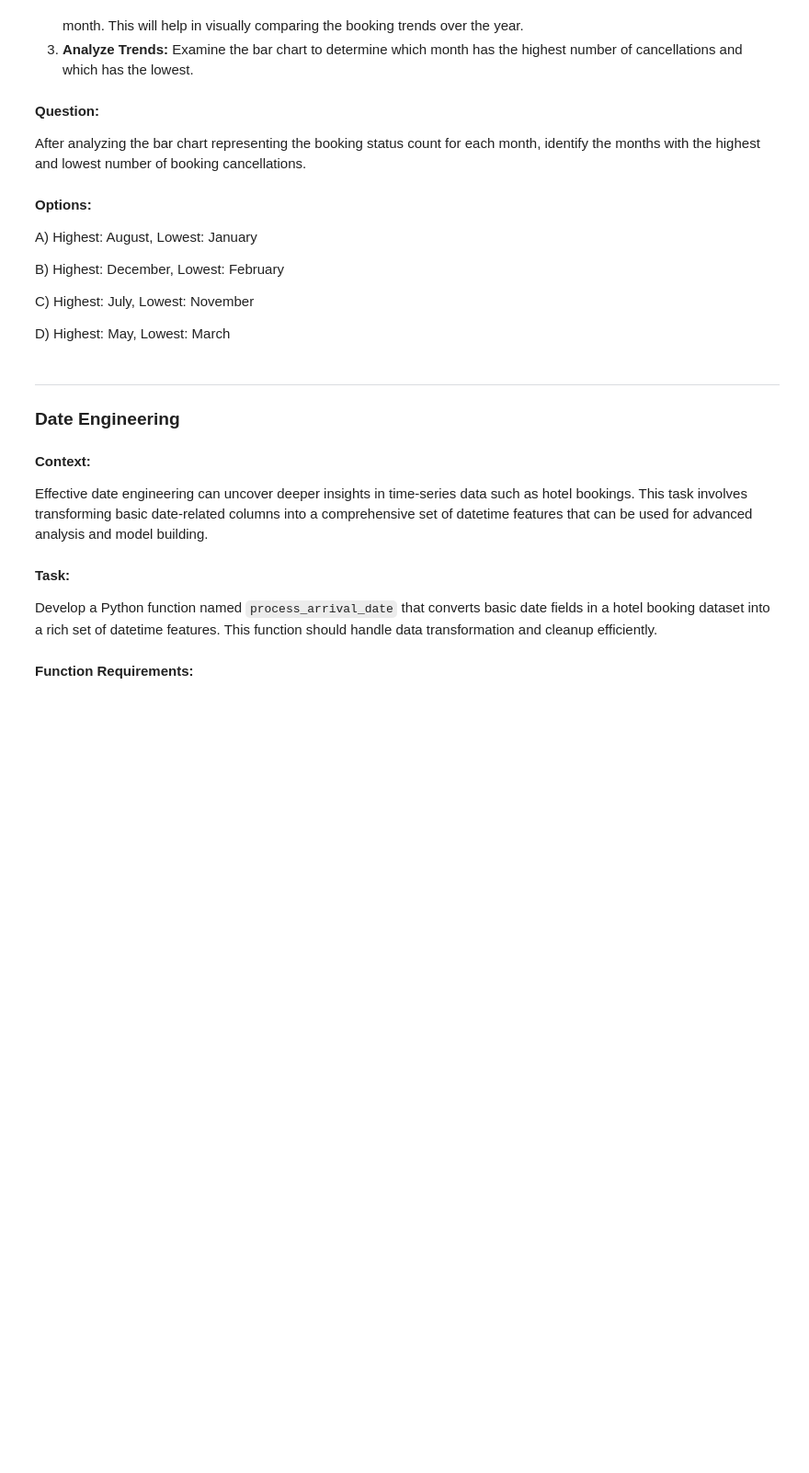
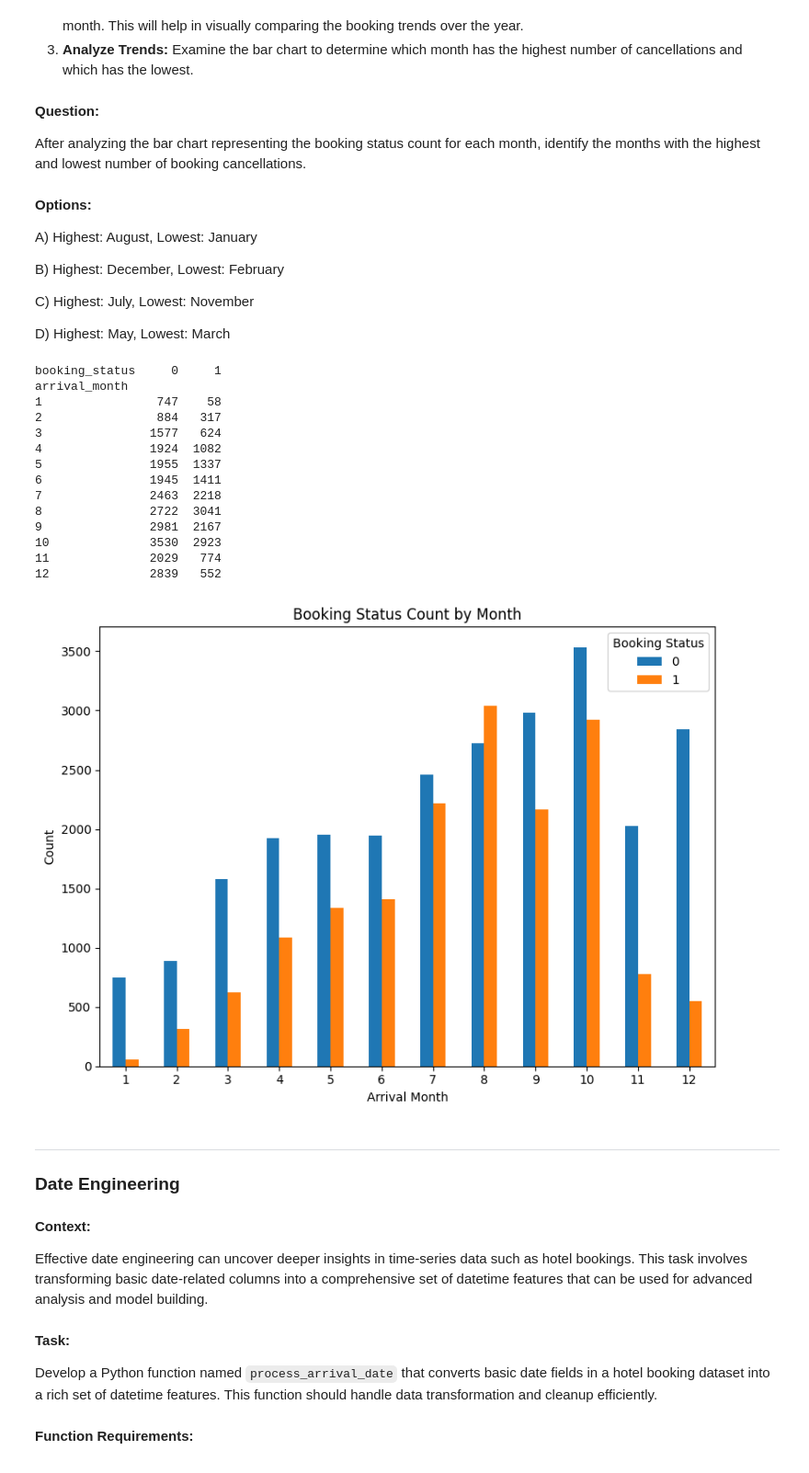
Before and after one commit to tripathiosho/ImportantNotebooks, a Jupyter notebook: Case_Study_boosting.ipynb, the cells around one changed output. Shown: that part at 92% size. Saved outputs shown, nothing was run; the diff lists cells and outputs as text; code cells hidden in the pictures; blank space fills up the shorter version.

```diff
--- a/Case_Study_boosting.ipynb
+++ b/Case_Study_boosting.ipynb
@@ -149,22 +157,38 @@ D) Highest: May, Lowest: March
 # %%
 import matplotlib.pyplot as plt
 import seaborn as sns
 
 # TODO: Create a pivot table to count booking status for each month
-booking_status_counts = _____ # Hint: Use 'arrival_month' and 'booking_status' columns and convert into pivot.
+booking_status_counts = df.pivot_table(index = 'arrival_month', columns = 'booking_status', aggfunc = 'size', fill_value=0) # Hint: Use 'arrival_month' and 'booking_status' columns and convert into pivot.
 
 print(booking_status_counts)
 
-# Plotting using the pivot table
-booking_status_counts.plot(kind=____, figsize=(10, 7)) # Hint: use bar plot
+#Plotting using the pivot table
+booking_status_counts.plot(kind='bar', figsize=(8, 6)) # Hint: use bar plot
 plt.title('Booking Status Count by Month')
 plt.xlabel('Arrival Month')
 plt.ylabel('Count')
-plt.xticks(rotation=45)
+plt.xticks(rotation=0)
 plt.legend(title='Booking Status')
 plt.tight_layout()  # Adjust layout to not cut off labels
 
 plt.show()
+# %% [output]
+booking_status     0     1
+arrival_month
+1                747    58
+2                884   317
+3               1577   624
+4               1924  1082
+5               1955  1337
+6               1945  1411
+7               2463  2218
+8               2722  3041
+9               2981  2167
+10              3530  2923
+11              2029   774
+12              2839   552
+[figure, added]
 # %% [markdown]
 
 
```
Also changed, not shown: parts of 7 cells of this notebook.
